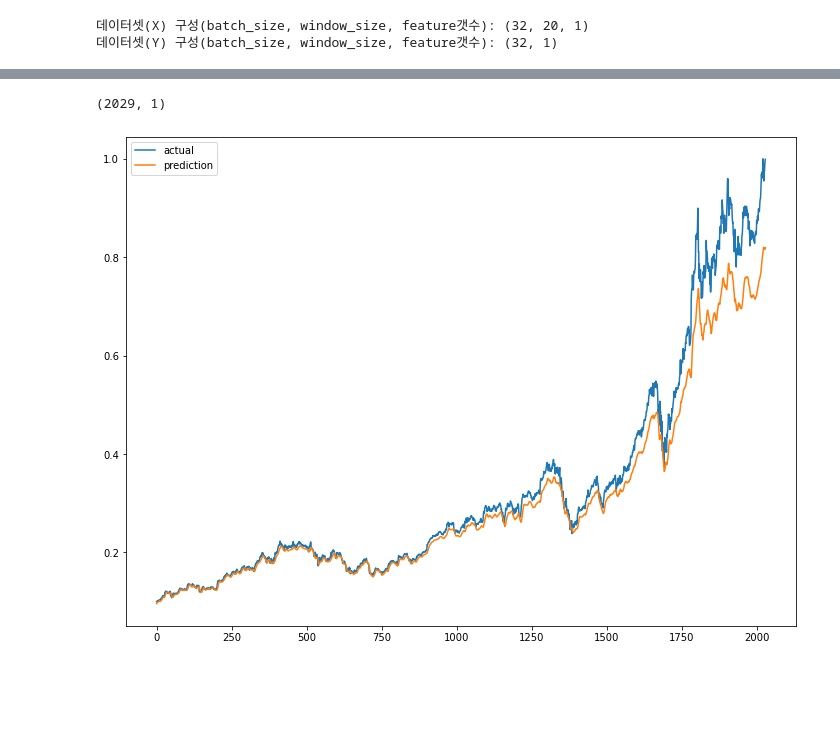
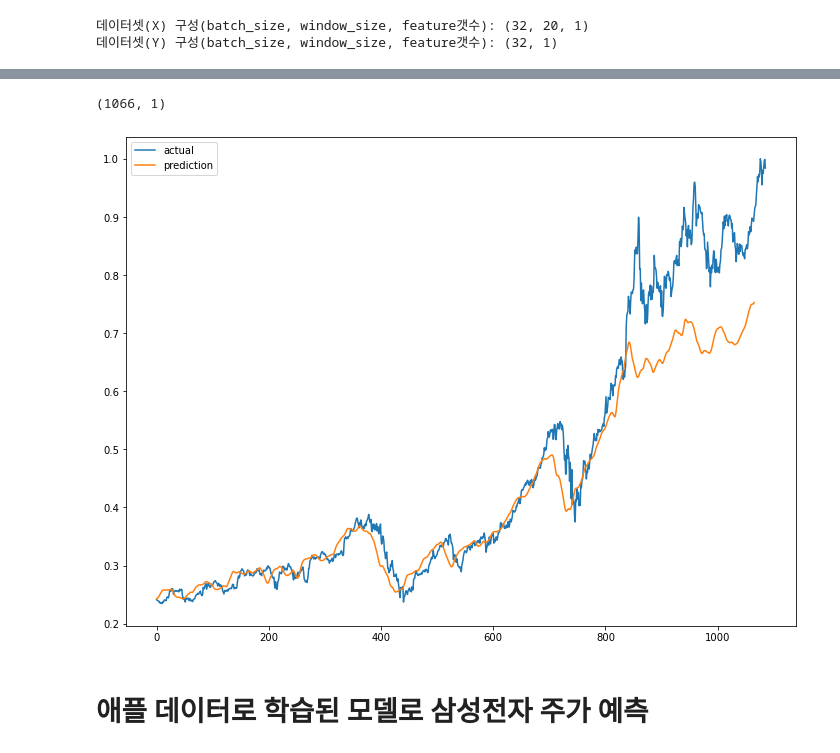
Before and after one commit to Deferare/Personal-Studies, a Jupyter notebook: Artificial Intelligence/파이썬 증권 데이터 분석/Learning_test/Tensorflow LSTM을 활용한 주가 예측 모델.ipynb, the cells around one changed output, grey strips where cells are left out. Cells and saved outputs as stored; diff of their text form; code cells hidden in the pictures; blank space fills up the shorter version.

```diff
--- a/Artificial Intelligence/파이썬 증권 데이터 분석/Learning_test/Tensorflow LSTM을 활용한 주가 예측 모델.ipynb
+++ b/Artificial Intelligence/파이썬 증권 데이터 분석/Learning_test/Tensorflow LSTM을 활용한 주가 예측 모델.ipynb
@@ -191,7 +180,8 @@ model = Sequential([
            activation="relu",
            input_shape=[WINDOW_SIZE, 1]),
     # LSTM
-    LSTM(16, activation='tanh'),
+    LSTM(32, dropout=0.1 ,activation='tanh'),
+    Dense(32, activation="relu"),
     Dense(16, activation="relu"),
     Dense(1),
 ])
@@ -198,7 +209,7 @@ model = Sequential([
 # %%
 # Sequence 학습에 비교적 좋은 퍼포먼스를 내는 Huber() 사용.
-loss = Huber()
+loss = 'mean_squared_error'
 optimizer = Adam(0.0005)
-model.compile(loss=Huber(), optimizer=optimizer, metrics=['mse'])
+model.compile(loss=loss, optimizer=optimizer, metrics=['mse'])
 # %%
 # earlystopping은 10번의 epoch통안 val_loss 개선이 없으면 학습을 멈춤.
@@ -213,9 +224,8 @@ earlystopping = EarlyStopping(monitor='val_loss', patience=10)
 #                              verbose=1)
 # %%
 # 실제 학습.
-history = model.fit(train_data,
-                    validation_data=(test_data),
-                    epochs=50,
-                    callbacks=[earlystopping])
+history = model.fit(train_data_apple,
+                    validation_data=(test_data_apple),
+                    epochs=50)
 # %% [output]
 Epoch 1/50
@@ -238,16 +248,18 @@ Epoch 50/50
 # %%
 # 모델 예측.
-pred = model.predict(test_data)
+pred_apple = model.predict(test_data_apple)
 # %%
-pred.shape
+pred_apple.shape
 # %% [output]
-(2029, 1)
+(1066, 1)
 # %%
 # 예측 데이터 시각화.
 plt.figure(figsize=(12, 9))
-plt.plot(np.asarray(y_test)[20:], label='actual')
-plt.plot(pred, label='prediction')
+plt.plot(np.asarray(y_test), label='actual')
+plt.plot(pred_apple, label='prediction')
 plt.legend()
 plt.show()
 # %% [output]
-[figure, old version]
+[figure, new version]
+# %% [markdown]
+# 애플 데이터로 학습된 모델로 삼성전자 주가 예측
```
Also changed, not shown: parts of 22 cells of this notebook, 1 other file.
